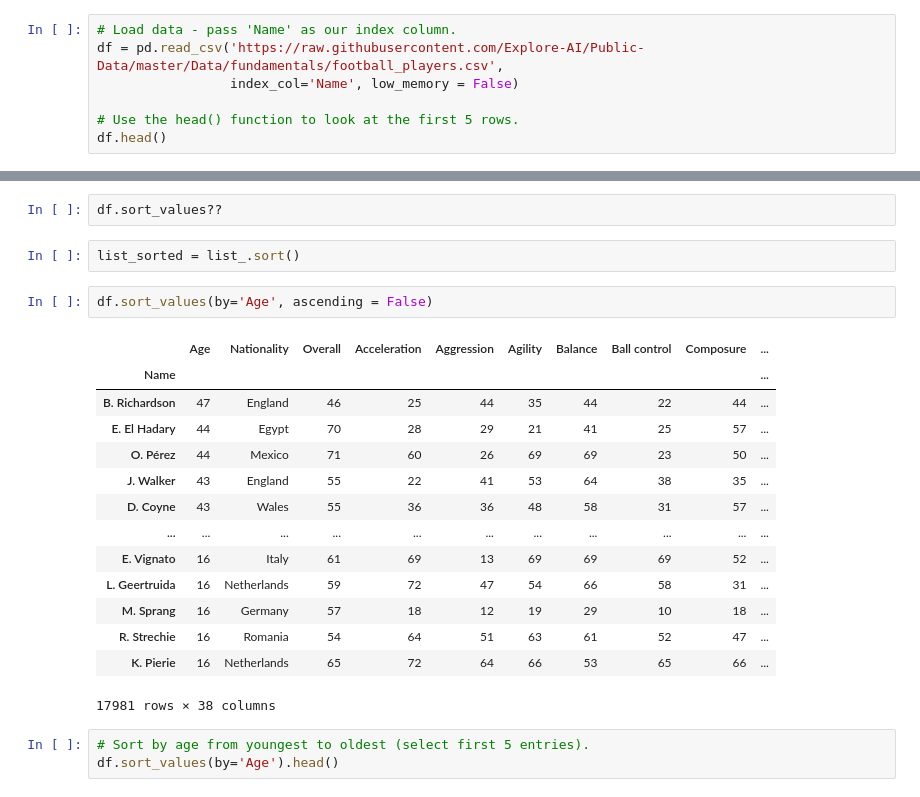
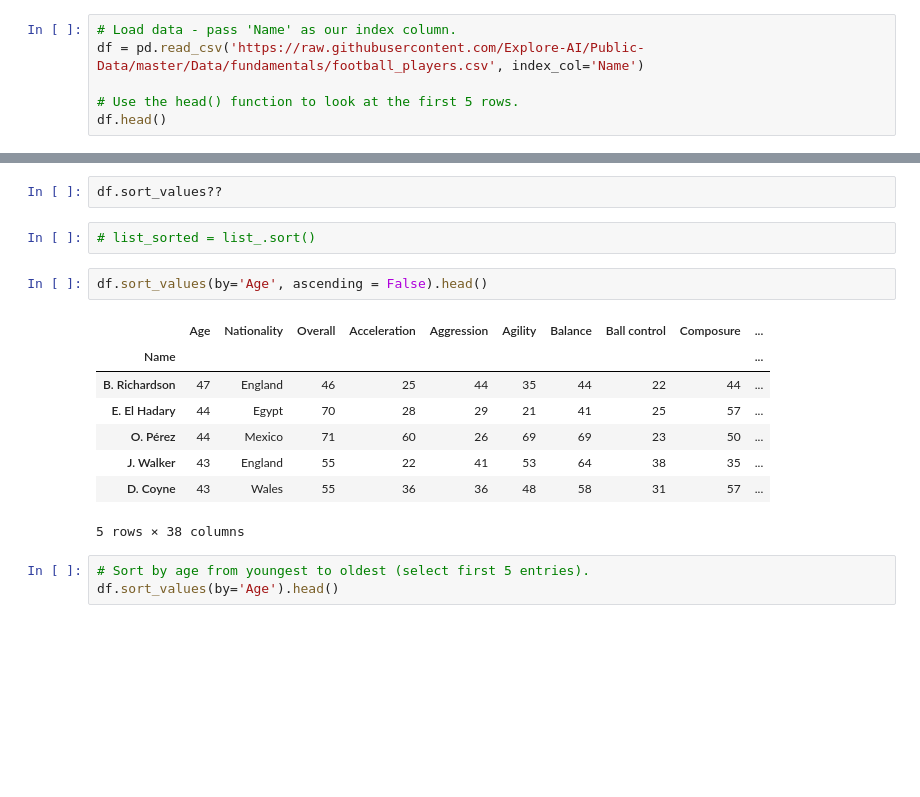
Before and after one commit to abdulmalikadeyemo/NAIDT_AI_Class, a Jupyter notebook: Week1/Data_Analysis_With_Python/Tutorials/Working_with_Dataframes.ipynb, the cells around one changed output, grey strips where cells are left out. Drawn from its saved outputs; the diff is of its cells as text; blank space fills up the shorter version.

```diff
--- a/Week1/Data_Analysis_With_Python/Tutorials/Working_with_Dataframes.ipynb
+++ b/Week1/Data_Analysis_With_Python/Tutorials/Working_with_Dataframes.ipynb
@@ -27,8 +27,7 @@ In this train, we look at how to manipulate data within dataframes. Let's start
 import pandas as pd
 # %%
 # Load data - pass 'Name' as our index column.
-df = pd.read_csv('https://raw.githubusercontent.com/Explore-AI/Public-Data/master/Data/fundamentals/football_players.csv',
-                 index_col='Name', low_memory = False)
+df = pd.read_csv('https://raw.githubusercontent.com/Explore-AI/Public-Data/master/Data/fundamentals/football_players.csv', index_col='Name')
 
 # Use the head() function to look at the first 5 rows.
 df.head()
@@ -48,24 +47,18 @@ One basic operation to perform when working with a large dataset is to sort the
 # %%
 df.sort_values??
 # %%
-list_sorted = list_.sort()
+# list_sorted = list_.sort()
 # %%
-df.sort_values(by='Age', ascending = False)
+df.sort_values(by='Age', ascending = False).head()
 # %% [output]
 |  | Age | Nationality | Overall | Acceleration | Aggression | Agility | Balance | Ball control | Composure | ... |
 | Name |  |  |  |  |  |  |  |  |  | ... |
 | B. Richardson | 47 | England | 46 | 25 | 44 | 35 | 44 | 22 | 44 | ... |
 | E. El Hadary | 44 | Egypt | 70 | 28 | 29 | 21 | 41 | 25 | 57 | ... |
 | O. Pérez | 44 | Mexico | 71 | 60 | 26 | 69 | 69 | 23 | 50 | ... |
 | J. Walker | 43 | England | 55 | 22 | 41 | 53 | 64 | 38 | 35 | ... |
 | D. Coyne | 43 | Wales | 55 | 36 | 36 | 48 | 58 | 31 | 57 | ... |
-| ... | ... | ... | ... | ... | ... | ... | ... | ... | ... | ... |
-| E. Vignato | 16 | Italy | 61 | 69 | 13 | 69 | 69 | 69 | 52 | ... |
-| L. Geertruida | 16 | Netherlands | 59 | 72 | 47 | 54 | 66 | 58 | 31 | ... |
-| M. Sprang | 16 | Germany | 57 | 18 | 12 | 19 | 29 | 10 | 18 | ... |
-| R. Strechie | 16 | Romania | 54 | 64 | 51 | 63 | 61 | 52 | 47 | ... |
-| K. Pierie | 16 | Netherlands | 65 | 72 | 64 | 66 | 53 | 65 | 66 | ... |
-17981 rows × 38 columns
+5 rows × 38 columns
 # %%
 # Sort by age from youngest to oldest (select first 5 entries).
 df.sort_values(by='Age').head()
```
Also changed, not shown: parts of 32 cells of this notebook, 2 other files.
